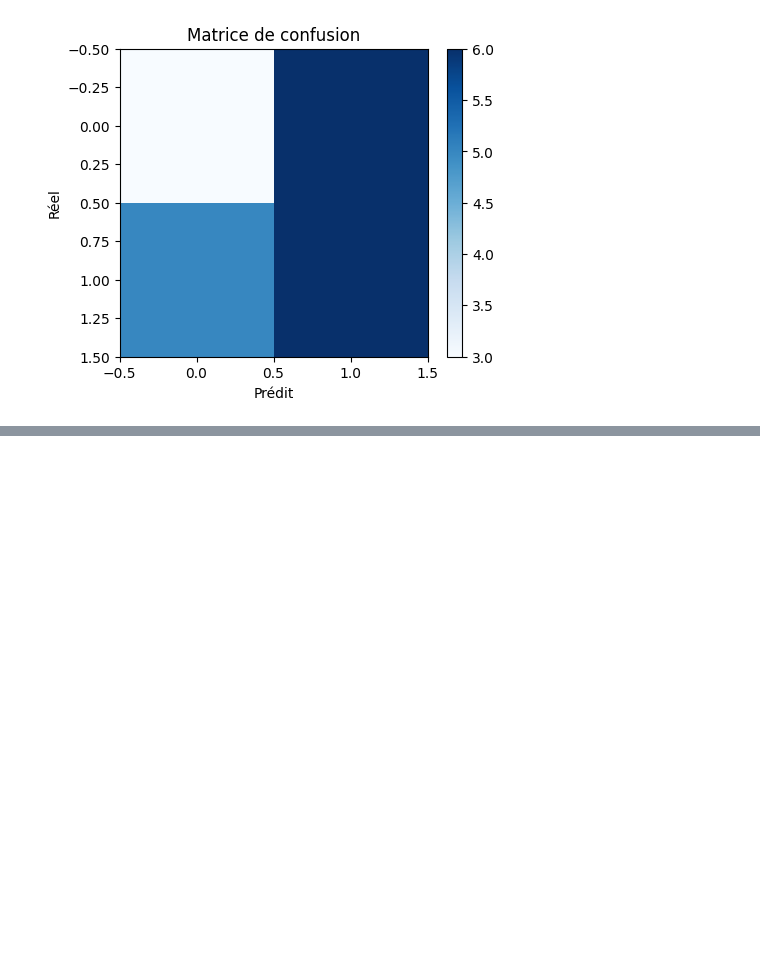
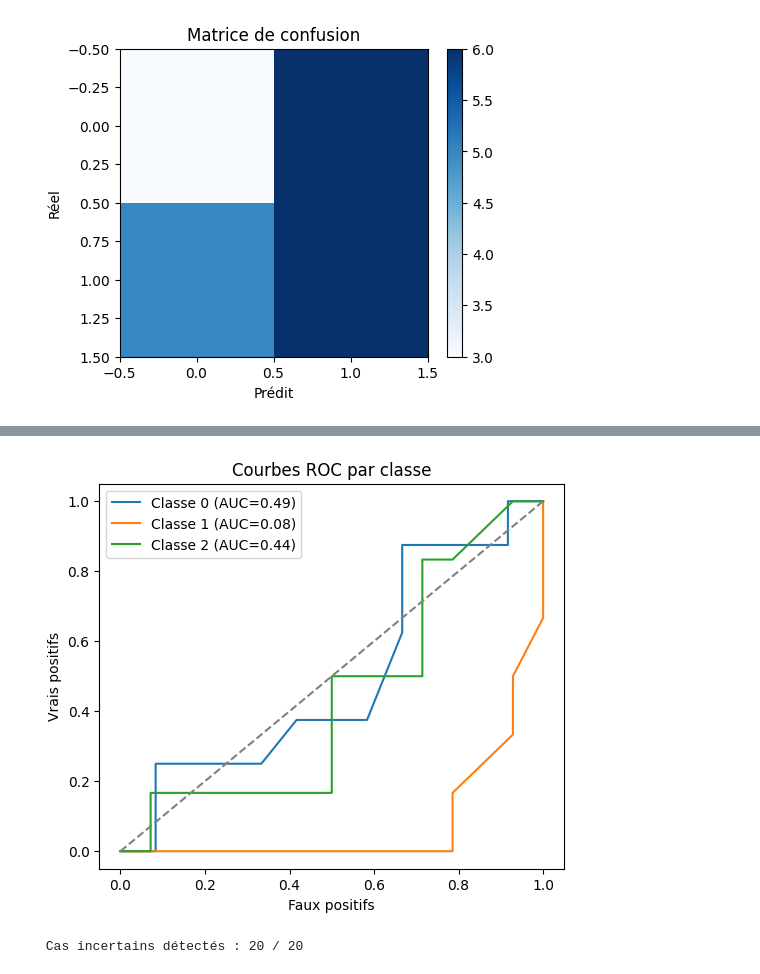
Before and after one commit to Rayadi-Ayoub/Syst-me-intelligent-, a Jupyter notebook: Vision_Transformer_(ViT).ipynb, the cells around one changed output, grey strips where cells are left out. Cells and saved outputs as stored; diff of their text form; code cells hidden in the pictures; blank space fills up the shorter version.

```diff
--- a/Vision_Transformer_(ViT).ipynb
+++ b/Vision_Transformer_(ViT).ipynb
@@ -852,0 +947,15 @@ plt.show()
+# %%
+# Courbes ROC par classe
+plt.figure(figsize=(6,5))
+for i in range(len(np.unique(y))):
+    fpr, tpr, _ = roc_curve((y_test == i).astype(int), y_proba[:, i])
+    auc = roc_auc_score((y_test == i).astype(int), y_proba[:, i])
+    plt.plot(fpr, tpr, label=f'Classe {i} (AUC={auc:.2f})')
+plt.plot([0,1],[0,1],'--',color='gray')
+plt.title("Courbes ROC par classe")
+plt.xlabel("Faux positifs")
+plt.ylabel("Vrais positifs")
+plt.legend()
+plt.show()
+# %% [output]
+[figure, added]
@@ -852,0 +965,7 @@ plt.show()
+# %%
+# Identifier les cas incertains (probabilité max < seuil)
+uncertain_mask = np.max(y_proba, axis=1) < threshold
+n_uncertain = np.sum(uncertain_mask)
+print(f" Cas incertains détectés : {n_uncertain} / {len(y_test)}")
+# %% [output]
+ Cas incertains détectés : 20 / 20
```
Also changed, not shown: parts of 26 cells of this notebook.
